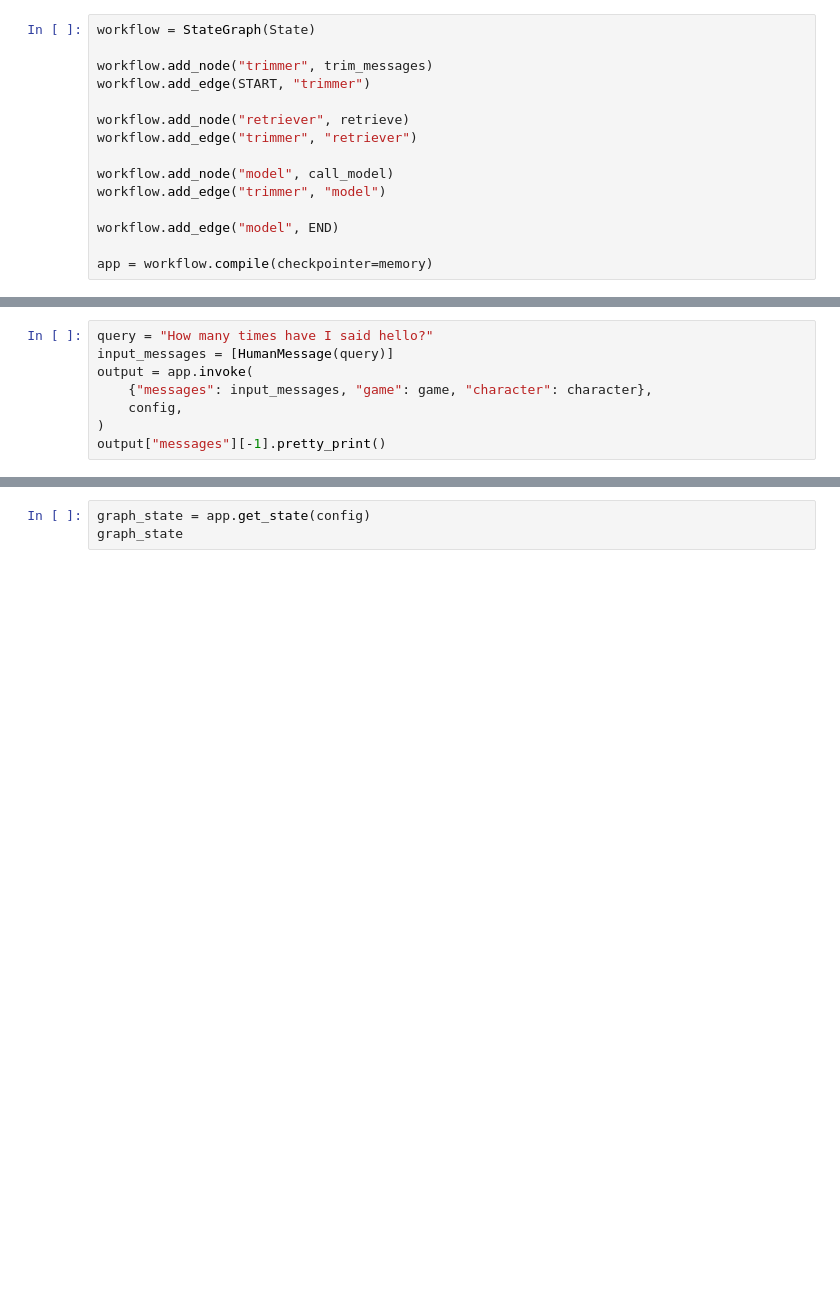
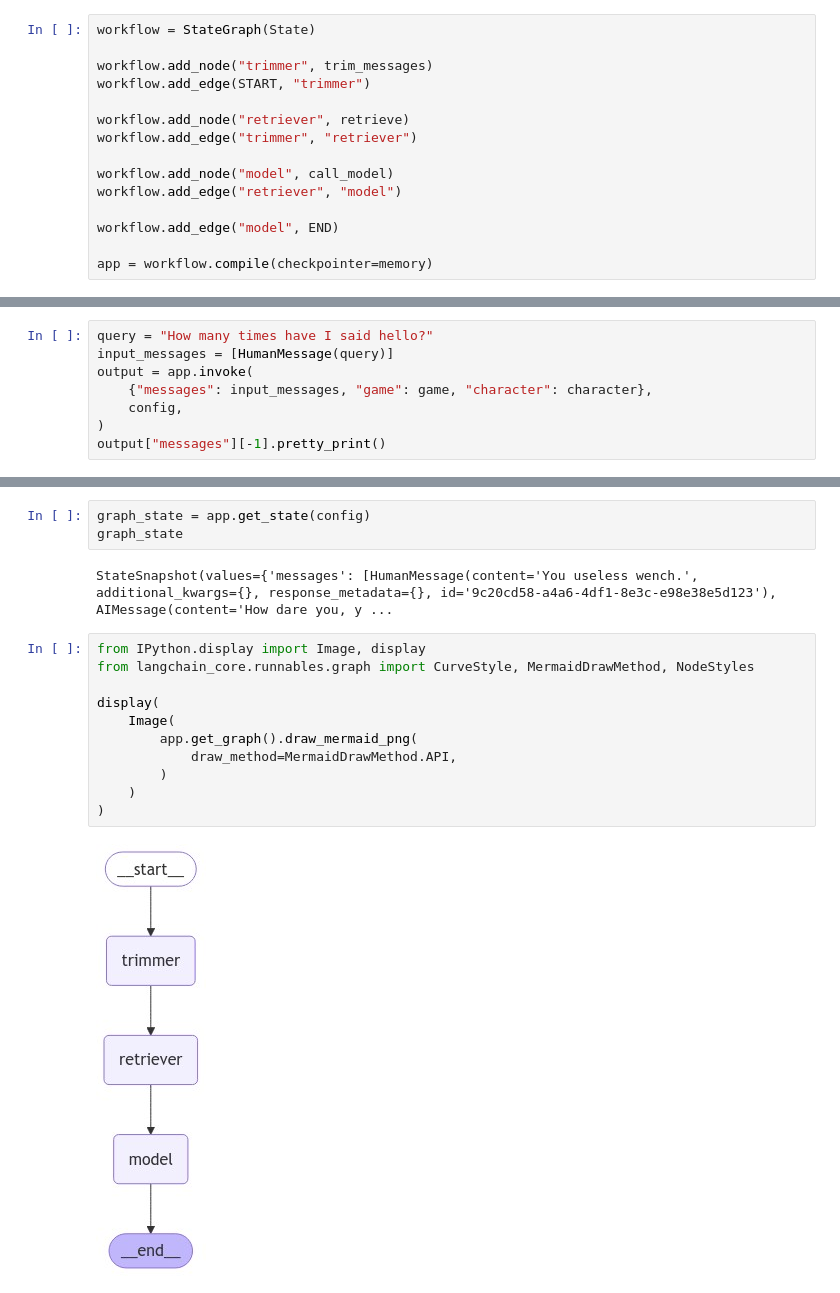
Before and after one commit to rhk08/LLM-Based-NPC, a Jupyter notebook: agent_rag_basic_complex.ipynb, the cells around one changed output, grey strips where cells are left out. Saved outputs shown, nothing was run; the diff lists cells and outputs as text; blank space fills up the shorter version.

Commit message:
Produced images

```diff
--- a/agent_rag_basic_complex.ipynb
+++ b/agent_rag_basic_complex.ipynb
@@ -251,7 +252,7 @@ workflow.add_node("retriever", retrieve)
 workflow.add_edge("trimmer", "retriever")
 
 workflow.add_node("model", call_model)
-workflow.add_edge("trimmer", "model")
+workflow.add_edge("retriever", "model")
 
 workflow.add_edge("model", END)
 
@@ -386,3 +543,18 @@ output["messages"][-1].pretty_print()
 # %%
 graph_state = app.get_state(config)
 graph_state
+# %% [output]
+StateSnapshot(values={'messages': [HumanMessage(content='You useless wench.', additional_kwargs={}, response_metadata={}, id='9c20cd58-a4a6-4df1-8e3c-e98e38e5d123'), AIMessage(content='How dare you, y ...
+# %%
+from IPython.display import Image, display
+from langchain_core.runnables.graph import CurveStyle, MermaidDrawMethod, NodeStyles
+
+display(
+    Image(
+        app.get_graph().draw_mermaid_png(
+            draw_method=MermaidDrawMethod.API,
+        )
+    )
+)
+# %% [output]
+[figure, added]
```
Also changed, not shown: parts of 11 cells of this notebook, 13 other files.
